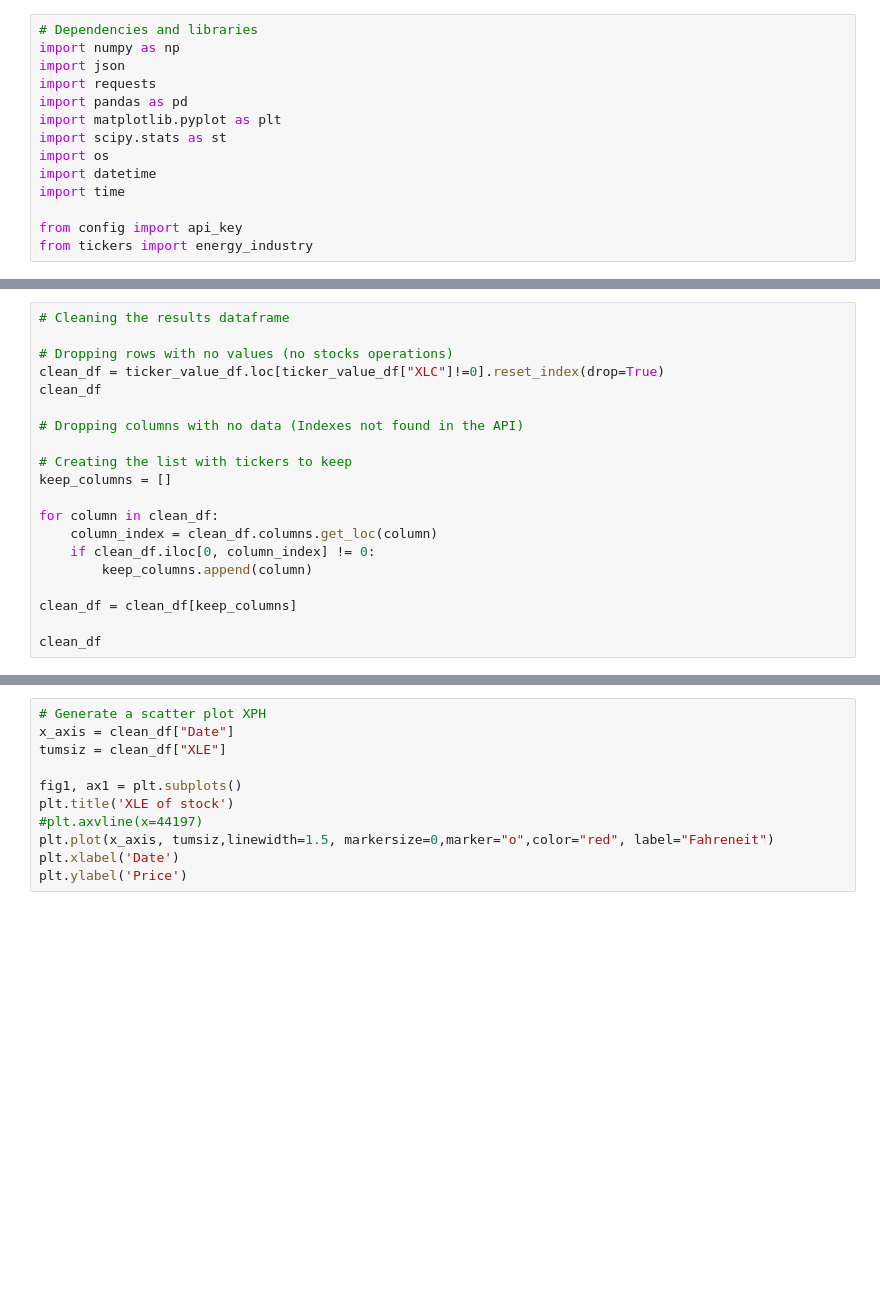
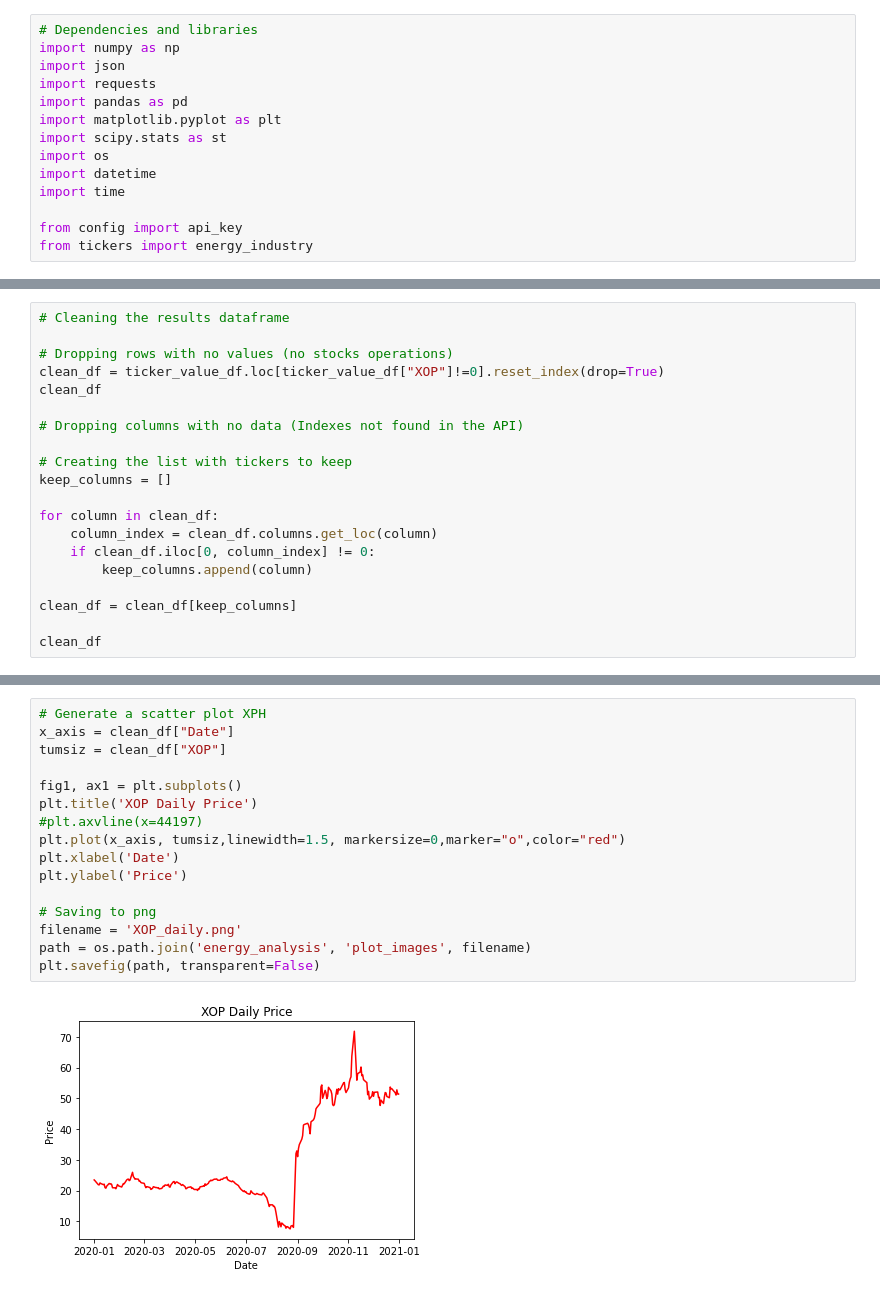
Before and after one commit to Dinorobie/stocks-covid, a Jupyter notebook: energy_analysis.ipynb, the cells around one changed output, grey strips where cells are left out. Cells and saved outputs as stored; diff of their text form; blank space fills up the shorter version.

Commit message:
Plots daily price

```diff
--- a/energy_analysis.ipynb
+++ b/energy_analysis.ipynb
@@ -97,7 +97,7 @@ ticker_value_df
 # Cleaning the results dataframe
 
 # Dropping rows with no values (no stocks operations)
-clean_df = ticker_value_df.loc[ticker_value_df["XLC"]!=0].reset_index(drop=True)
+clean_df = ticker_value_df.loc[ticker_value_df["XOP"]!=0].reset_index(drop=True)
 clean_df
 
 # Dropping columns with no data (Indexes not found in the API)
@@ -152,13 +187,20 @@ plt.show()
 # %%
 # Generate a scatter plot XPH
 x_axis = clean_df["Date"]
-tumsiz = clean_df["XLE"]
+tumsiz = clean_df["XOP"]
 
 fig1, ax1 = plt.subplots()
-plt.title('XLE of stock')
+plt.title('XOP Daily Price')
 #plt.axvline(x=44197)
-plt.plot(x_axis, tumsiz,linewidth=1.5, markersize=0,marker="o",color="red", label="Fahreneit")
+plt.plot(x_axis, tumsiz,linewidth=1.5, markersize=0,marker="o",color="red")
 plt.xlabel('Date')
 plt.ylabel('Price')
+
+# Saving to png
+filename = 'XOP_daily.png'
+path = os.path.join('energy_analysis', 'plot_images', filename)
+plt.savefig(path, transparent=False)
+# %% [output]
+[figure, added]
 # %%
 x_axis = clean_df["Date"]
```
Also changed, not shown: parts of 8 cells of this notebook, 6 other files.
